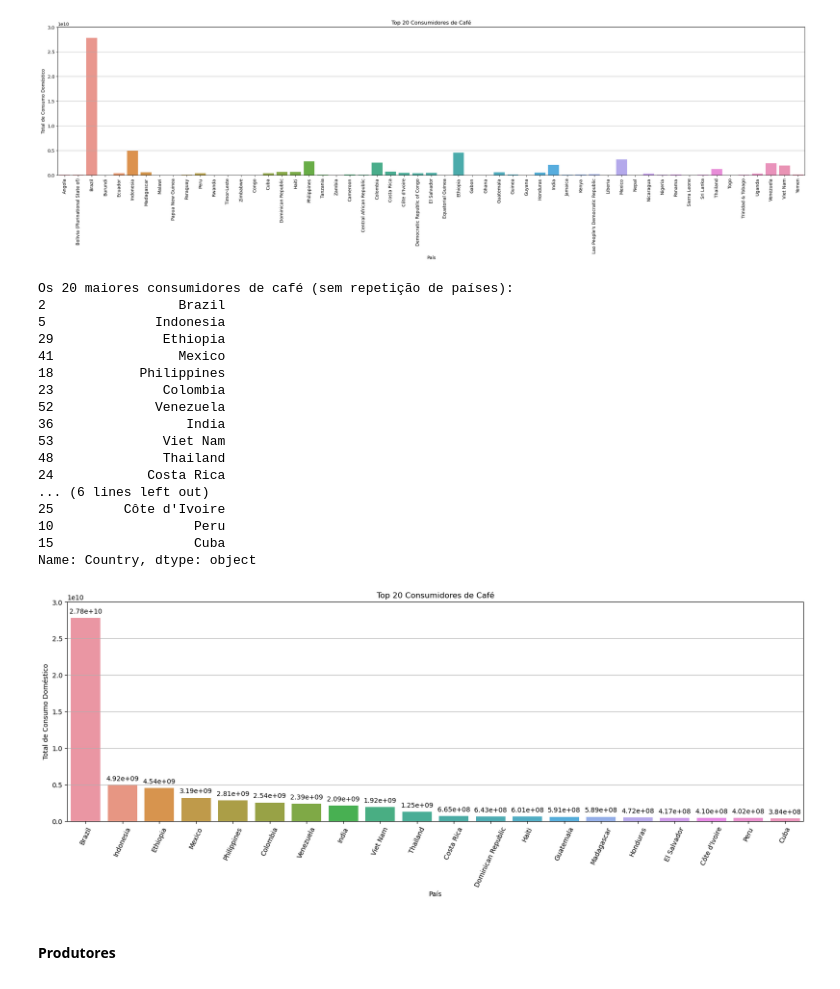
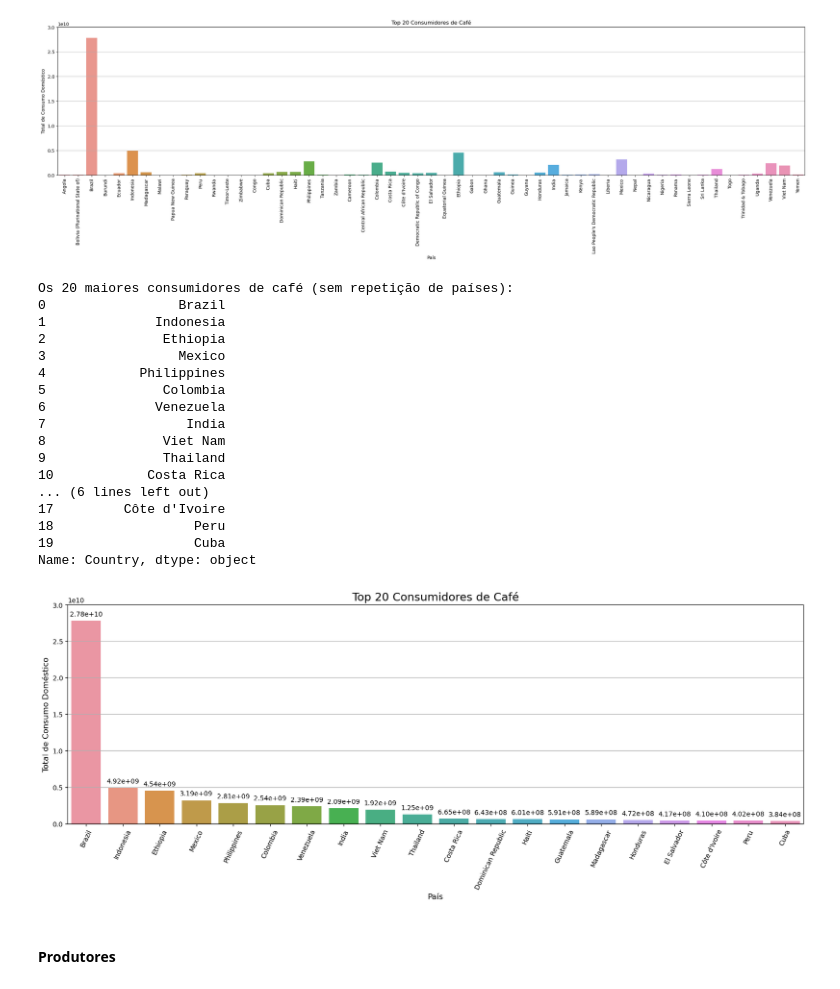
Before and after one commit to ladata-ufs/Cafezinho-G3, a Jupyter notebook: project.ipynb, the cells around one changed output. Saved outputs shown, nothing was run; the diff lists cells and outputs as text; code cells hidden in the pictures.

```diff
--- a/project.ipynb
+++ b/project.ipynb
@@ -82,52 +82,52 @@ df_sorted = consumo_domestico.sort_values('Total_domestic_consumption', ascendin
 # Selecionar os dados dos 20 maiores produtores e evitar a repetição de países
 top_20_consumidores = df_sorted['Country'].drop_duplicates().head(20)
 
 # Mostrar os 20 maiores produtores
 print("Os 20 maiores consumidores de café (sem repetição de países):")
-print(top_20_consumidores)
+print(top_20_consumidores.reset_index(drop=True))
 
 # Criar o barplot usando seaborn
 plt.figure(figsize=(20, 6))
 ax = sns.barplot(x=top_20_consumidores, y='Total_domestic_consumption', data=consumo_domestico)
 plt.xticks(rotation=65)
 plt.grid(True, which='both', axis='y', linestyle='-', linewidth=0.7)
-plt.title('Top 20 Consumidores de Café')
-plt.ylabel('Total de Consumo Doméstico')
-plt.xlabel('País')
+plt.title('Top 20 Consumidores de Café', fontsize=17)
+plt.ylabel('Total de Consumo Doméstico', fontsize=12)
+plt.xlabel('País', fontsize=12)
 
 
 # Ajustar os limites do eixo y
 max_value = consumo_domestico['Total_domestic_consumption'].max()
 plt.ylim(0, max_value * 1.08)  # Aumenta o limite superior do eixo y em 8%
 
 # Adicionar os valores no topo das barras
 for p in ax.patches:
     ax.annotate(format(p.get_height(), '.2e'),
                 (p.get_x() + p.get_width() / 2., p.get_height()),
                 ha = 'center', va = 'center',
                 xytext = (0, 10),
                 textcoords = 'offset points')
 
 plt.show()
 # %% [output]
 Os 20 maiores consumidores de café (sem repetição de países):
-2                 Brazil
-5              Indonesia
-29              Ethiopia
-41                Mexico
-18           Philippines
-23              Colombia
-52             Venezuela
-36                 India
-53              Viet Nam
-48              Thailand
-24            Costa Rica
+0                 Brazil
+1              Indonesia
+2               Ethiopia
+3                 Mexico
+4            Philippines
+5               Colombia
+6              Venezuela
+7                  India
+8               Viet Nam
+9               Thailand
+10            Costa Rica
 ... (6 lines left out)
-25         Côte d'Ivoire
-10                  Peru
-15                  Cuba
+17         Côte d'Ivoire
+18                  Peru
+19                  Cuba
 Name: Country, dtype: object
-[figure, old version]
+[figure, new version]
 # %% [markdown]
 #### Produtores
 # %%
```
Also changed, not shown: parts of 5 cells of this notebook.
